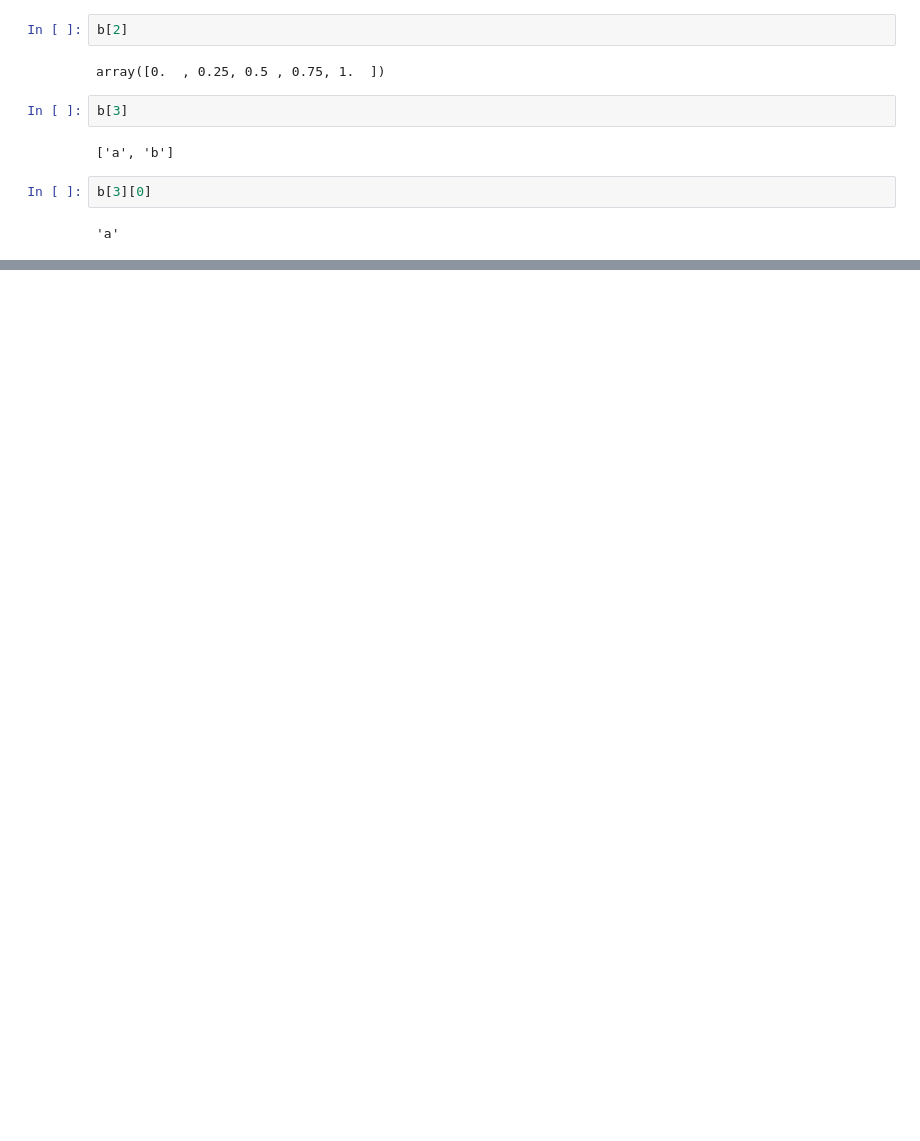
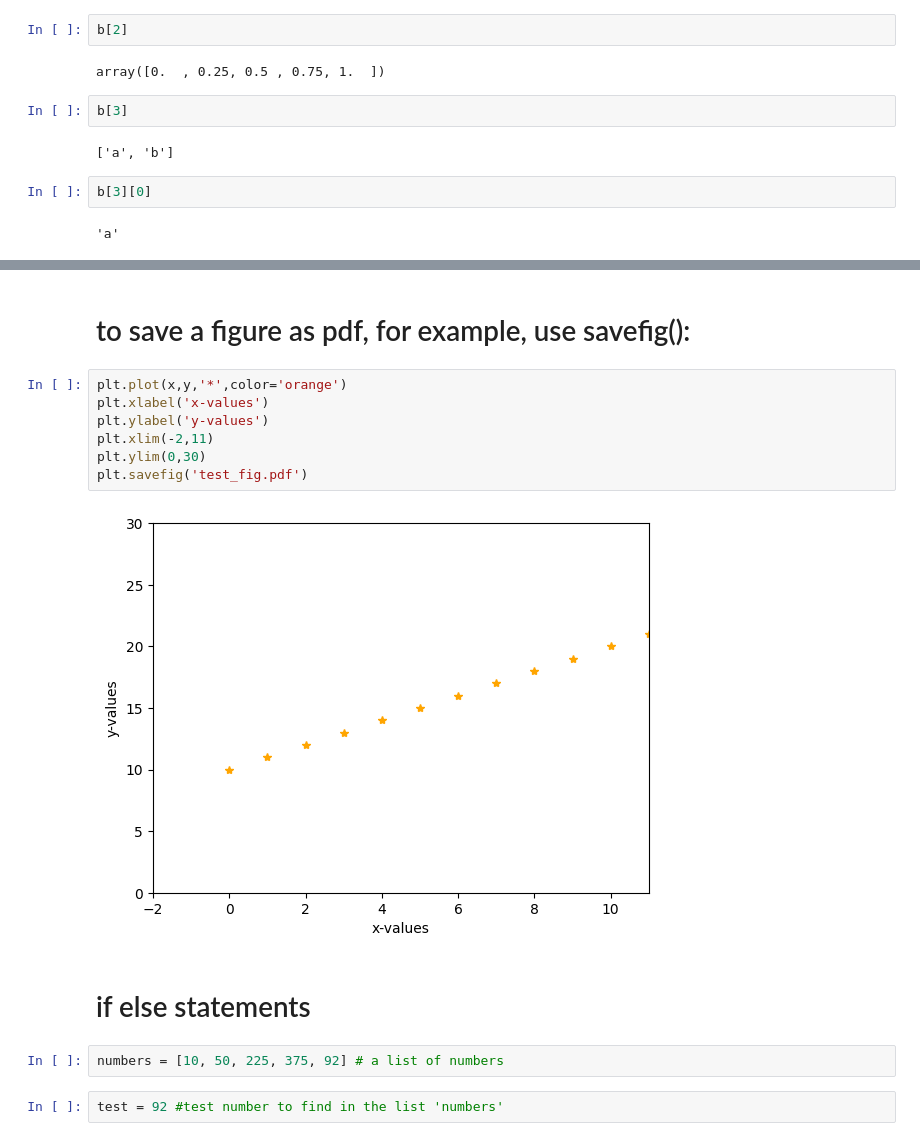
Before and after one commit to saurabhmittal23/space_physics, a Jupyter notebook: tutorial.ipynb, the cells around one changed output, grey strips where cells are left out. Drawn from its saved outputs; the diff is of its cells as text; blank space fills up the shorter version.

```diff
--- a/tutorial.ipynb
+++ b/tutorial.ipynb
@@ -135,0 +197,17 @@ b[3][0]
+# %% [markdown]
+# to save a figure as pdf, for example, use savefig():
+# %%
+plt.plot(x,y,'*',color='orange')
+plt.xlabel('x-values')
+plt.ylabel('y-values')
+plt.xlim(-2,11)
+plt.ylim(0,30)
+plt.savefig('test_fig.pdf')
+# %% [output]
+[figure, added]
+# %% [markdown]
+# if else statements
+# %%
+numbers = [10, 50, 225, 375, 92] # a list of numbers
+# %%
+test = 92 #test number to find in the list 'numbers'
```
Also changed, not shown: parts of 54 cells of this notebook.
